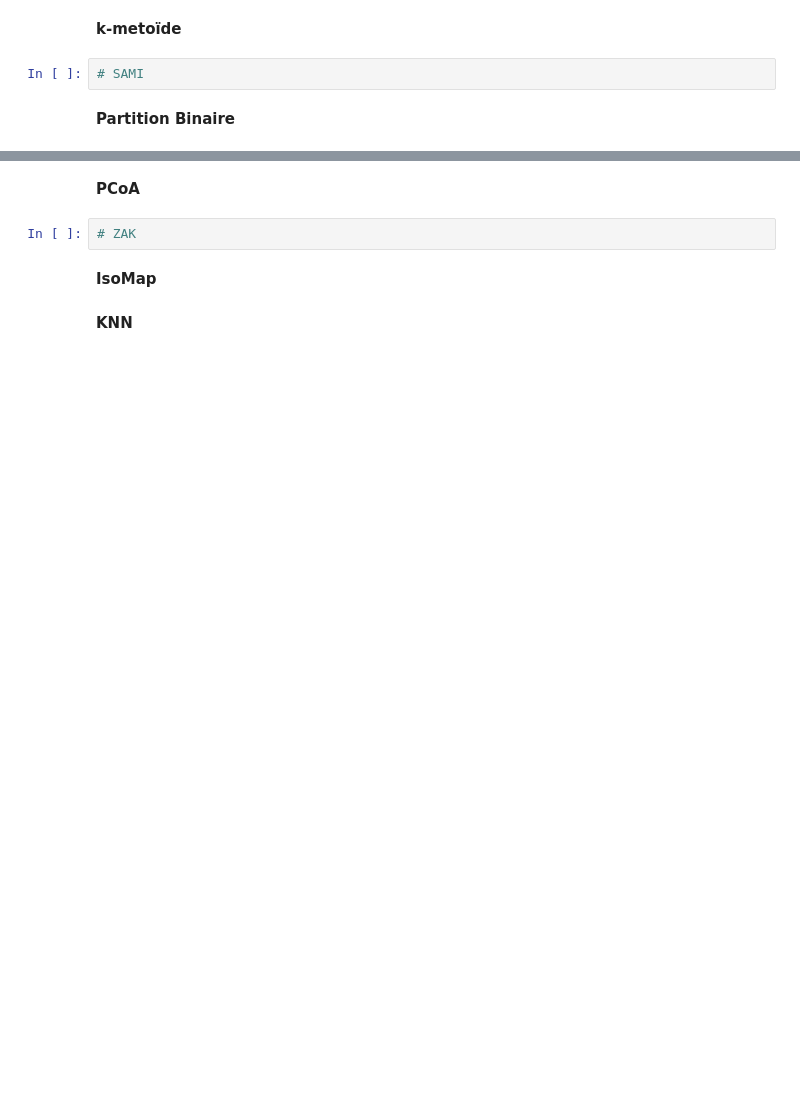
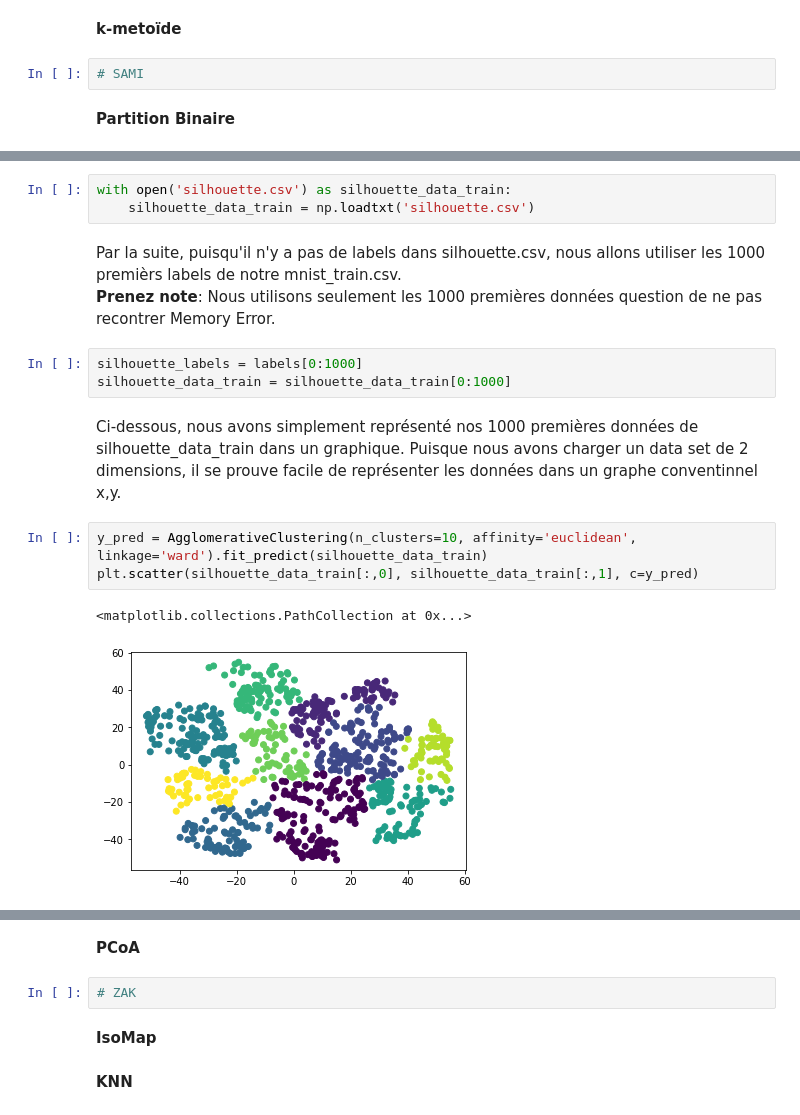
Before and after one commit to Eduard-Voiculescu/Travail_1_IFT_3700, a Jupyter notebook: Travail_1-IFT-3700.ipynb, the cells around one changed output, grey strips where cells are left out. Cells and saved outputs as stored; diff of their text form; blank space fills up the shorter version.

Commit message:
Ajout partiel de partition binaire et ajout de data set silhouette.csv

```diff
--- a/Travail_1-IFT-3700.ipynb
+++ b/Travail_1-IFT-3700.ipynb
@@ -136,0 +222,17 @@ print(x_train[11])
+# %%
+with open('silhouette.csv') as silhouette_data_train:
+    silhouette_data_train = np.loadtxt('silhouette.csv')
+# %% [markdown]
+Par la suite, puisqu'il n'y a pas de labels dans silhouette.csv, nous allons utiliser les 1000 premièrs labels de notre mnist_train.csv.<br>
+**Prenez note**: Nous utilisons seulement les 1000 premières données question de ne pas recontrer Memory Error.
+# %%
+silhouette_labels = labels[0:1000]
+silhouette_data_train = silhouette_data_train[0:1000]
+# %% [markdown]
+Ci-dessous, nous avons simplement représenté nos 1000 premières données de silhouette_data_train dans un graphique. Puisque nous avons charger un data set de 2 dimensions, il se prouve facile de représenter les données dans un graphe conventinnel x,y.
+# %%
+y_pred = AgglomerativeClustering(n_clusters=10, affinity='euclidean', linkage='ward').fit_predict(silhouette_data_train)
+plt.scatter(silhouette_data_train[:,0], silhouette_data_train[:,1], c=y_pred)
+# %% [output]
+<matplotlib.collections.PathCollection at 0x...>
+[figure, added]
```
Also changed, not shown: parts of 32 cells of this notebook, 1 other file.
